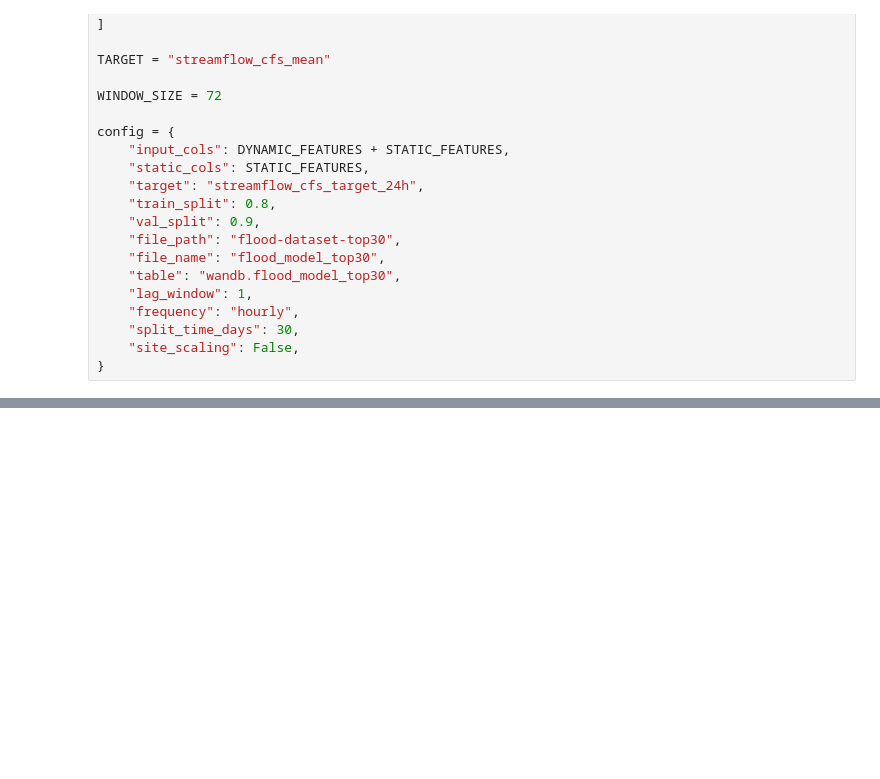
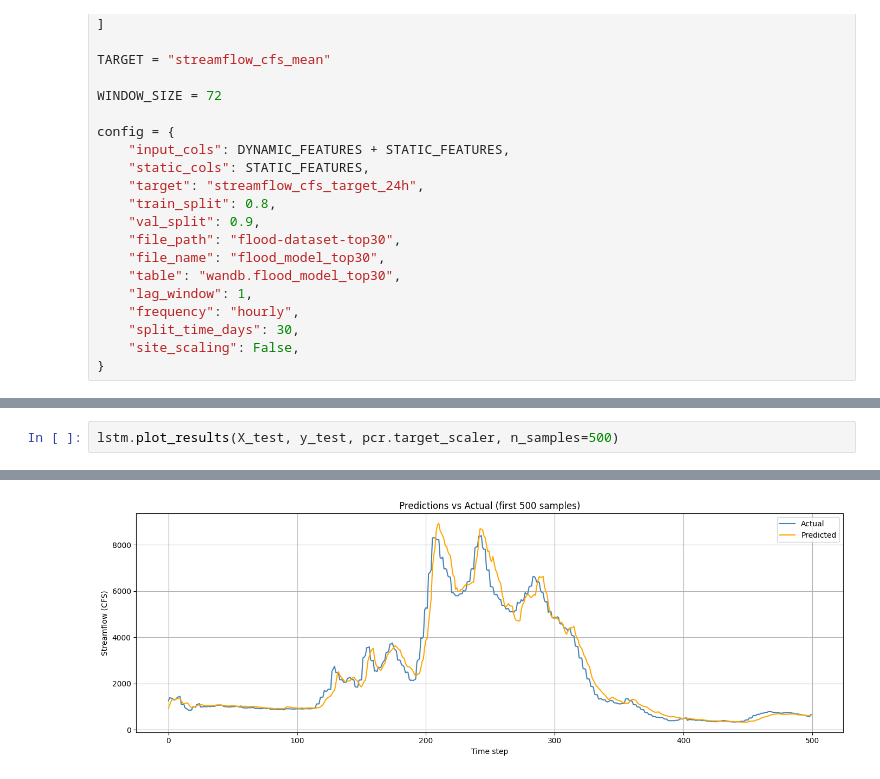
Before and after one commit to connorjsmith28/Flood-Forecasting, a Jupyter notebook: notebooks/model_training/lstm/series/lstm_model2.ipynb, the cells around one changed output, grey strips where cells are left out. Cells and saved outputs as stored; diff of their text form; blank space fills up the shorter version.

```diff
--- a/notebooks/model_training/lstm/series/lstm_model2.ipynb
+++ b/notebooks/model_training/lstm/series/lstm_model2.ipynb
@@ -74,0 +179,3 @@ DuplicateError: projections contained duplicate output name 'site_id'. It's poss
+# %%
+lstm.plot_results(X_test, y_test, pcr.target_scaler, n_samples=500)
+# %% [output]
@@ -74,0 +183 @@ DuplicateError: projections contained duplicate output name 'site_id'. It's poss
+[figure, added]
```
Also changed, not shown: parts of 7 cells of this notebook.
